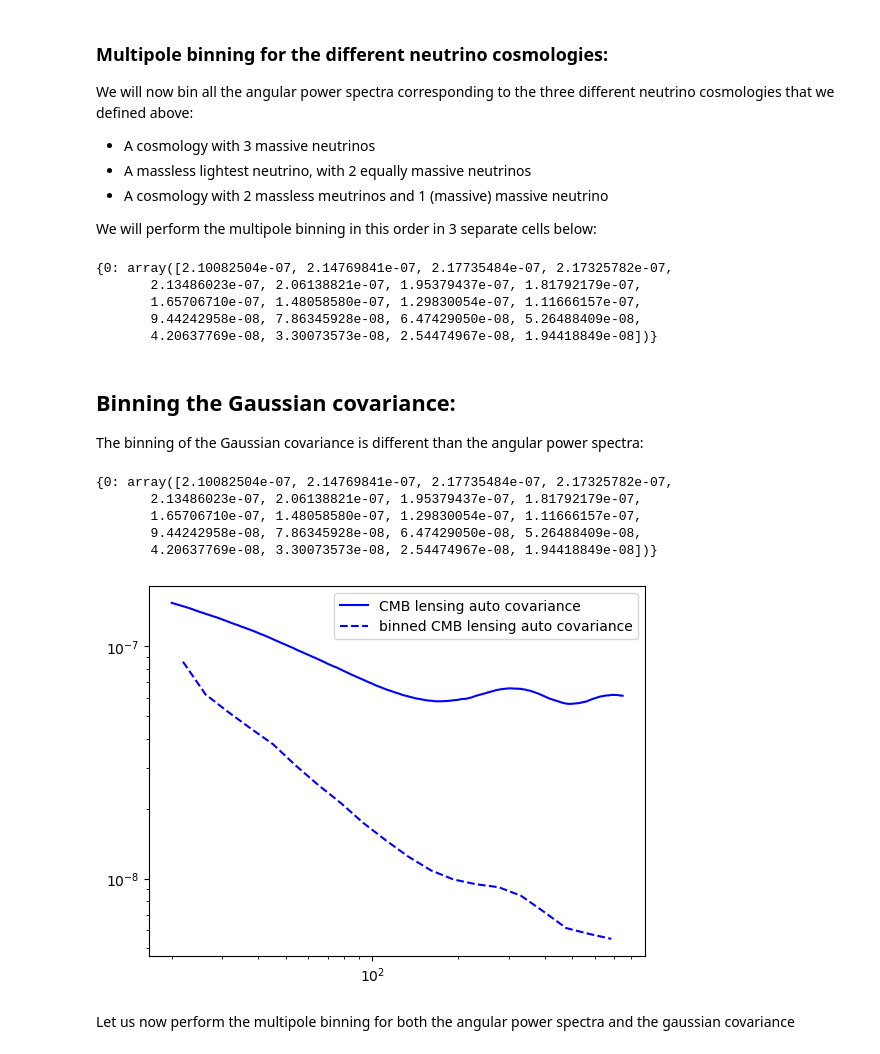
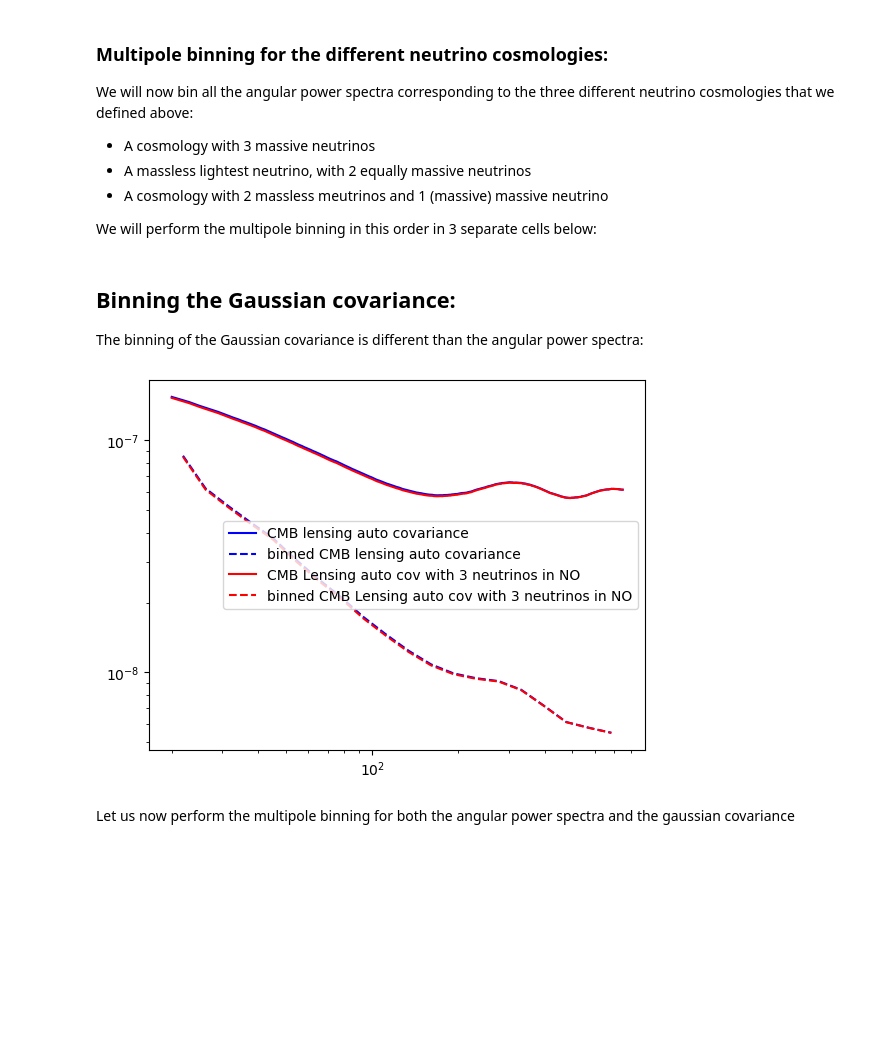
Before and after one commit to XanderHenrik/Masters-Project, a Jupyter notebook: notebooks/identifiability_test.ipynb, the cells around one changed output. Cells and saved outputs as stored; diff of their text form; code cells hidden in the pictures; blank space fills up the shorter version.

Commit message:
Improvements and corrections, extension of the NO vs [0, m, m] model test; some numbers need fixing still

```diff
--- a/notebooks/identifiability_test.ipynb
+++ b/notebooks/identifiability_test.ipynb
@@ -432,27 +447,27 @@ def calc_diag_Gaussian_cov(l, IM, JN, IN, JM, f_sky, noise_a, noise_b=None):
     # auto CMB lensing x auto CMB lensing, all Cl's defined in 1 bin of length l:
     if len(IM) == len(JN) == len(IN) == len(JM) and len(IM) == len(l):
         pref = 1 / (f_sky * (2 * l + 1))
-        ez_diag_cov = pref * (((IM + noise_a) * (JN + noise_a)) + ((IN + noise_a) * (JM + noise_a)))
+        diag_cov = pref * (((IM + noise_a) * (JN + noise_a)) + ((IN + noise_a) * (JM + noise_a)))
 
     # For covariance of auto CMB lensing with cross-correlated CMB lensing Cl, assume:
     elif len(IM) == len(JM) == len(l) and len(JN) == len(IN) < len(l): # Assuming we have less tomorgaphic bins than elements in the array of te multipoles
-        ez_diag_cov = {}
+        _diag_cov = {}
         pref = 1 / (f_sky * (2 * l + 1))
         for key in JN.keys():
-            ez_diag_cov[key] = pref * (((IM + noise_a) * JN[key]) + ((IN[key]) * (JM + noise_a)))
+            diag_cov[key] = pref * (((IM + noise_a) * JN[key]) + ((IN[key]) * (JM + noise_a)))
 
-    # Covariance of two of the same cross-correlated angular power spectra of CMB lensing with any of the other probes, NOTE: let noise_a be the CMB lensing noise, noise_bis the noise of the other probe
+    # Covariance of two of the same cross-correlated angular power spectra of CMB lensing with any of the other probes, NOTE: let noise_a be the CMB lensing noise, noise_b is the noise of the other probe
     elif len(IM) == len(l) and len(JN) == len(IN) == len(JM) < len(l):
-        ez_diag_cov = {}
+        diag_cov = {}
         pref = 1 / (f_sky * (2 * l + 1))
         for key in JN.keys():
             # for el in JN.keys():
             #     if key == el:
-            ez_diag_cov[key] = pref * (((IM + noise_a) * (JN[key] +  noise_b)) + ((IN[key]) * (JM[key])))
+            diag_cov[key] = pref * (((IM + noise_a) * (JN[key] +  noise_b)) + ((IN[key]) * (JM[key])))
                     # ez_diag_cov[key] = pref * (((IM + noise_a) * (JN[el] +  noise_b)) + ((IN[key]) * (JM[el])))
 
 
-    return ez_diag_cov
+    return diag_cov
 
 # Now we want to determine the Gaussian covariance:
 # cov_cmbl_wl = simple_Gaussian_cov(l, lcdm_cmb_wl[0], lcdm_cmb_wl[0], lcdm_auto_cmb[0], lcdm_auto_wl[0], 0.00012, noise=noise_wl)
@@ -462,5 +477,6 @@ def calc_diag_Gaussian_cov(l, IM, JN, IN, JM, f_sky, noise_a, noise_b=None):
 cov_auto_cmb = calc_diag_Gaussian_cov(l, lcdm_auto_cmb[0], lcdm_auto_cmb[0], lcdm_auto_cmb[0], lcdm_auto_cmb[0], 0.36, noise_cmb_l[l], noise_cmb_l[l])
 
 plt.loglog(l, np.sqrt(cov_auto_cmb), label='CMB lensing auto covariance', color='blue')
+plt.legend()
 plt.show()
 # %% [output]
@@ -540,3 +562,16 @@ plt.show()
+# %%
+# Since we will compare the NH with the [0, m, m] model, we must also define the covariance based on one of these models. Let us take the NH as a reference model and therefore define the covariances for the NH cosmology:
+
+# CMB related correlations
+neutrino_cov_auto_cmb = calc_diag_Gaussian_cov(l, neutrino_auto_cmb[0], neutrino_auto_cmb[0], neutrino_auto_cmb[0], neutrino_auto_cmb[0], 0.36, noise_cmb_l[l], noise_cmb_l[l])
+neutrino_cov_cmb_wl = {i: calc_diag_Gaussian_cov(l, neutrino_auto_cmb[0], neutrino_auto_wl[i, i], neutrino_cmb_wl[i], neutrino_cmb_wl[i], 0.36, noise_cmb_l[l], noise_wl) for i in range(len(phot_tomo_bins))}
+neutrino_cov_cmb_gc_sp = {i: calc_diag_Gaussian_cov(l, neutrino_auto_cmb[0], neutrino_auto_gc_sp[i], neutrino_cmb_gc_sp[i], neutrino_cmb_gc_sp[i], 0.36, noise_cmb_l[l], noise_gc) for i in range(len(spec_tomo_bins))}
+neutrino_cov_cmb_gc_ph = {i: calc_diag_Gaussian_cov(l, neutrino_auto_cmb[0], neutrino_auto_gc_ph[i, i], neutrino_cmb_gc_ph[i], neutrino_cmb_gc_ph[i], 0.36, noise_cmb_l[l], noise_wl) for i in range(len(phot_tomo_bins))}
+
+# The left over auto correlations:
+neutrino_cov_auto_gc_ph = {i: calc_diag_Gaussian_cov(l, neutrino_auto_gc_ph[i, i], neutrino_auto_gc_ph[i, i], neutrino_auto_gc_ph[i, i], neutrino_auto_gc_ph[i, i], 0.36, noise_gc) for i in range(len(phot_tomo_bins))}
+neutrino_cov_auto_gc_sp = {i: calc_diag_Gaussian_cov(l, neutrino_auto_gc_sp[i], neutrino_auto_gc_sp[i], neutrino_auto_gc_sp[i], neutrino_auto_gc_sp[i], 0.36, noise_gc) for i in range(len(spec_tomo_bins))}
+neutrino_cov_auto_wl = {i: calc_diag_Gaussian_cov(l, neutrino_auto_wl[i, i], neutrino_auto_wl[i, i], neutrino_auto_wl[i, i], neutrino_auto_wl[i, i], 0.36, noise_wl) for i in range(len(phot_tomo_bins))}
 # %% [markdown]
 # Multipoles binning:
 Now we bin both the angular power spectra and the Gaussian covariance. As briefly touched upon above, there are two reasons for doing this. The first one is more obvious than the second, namely to reduce the computational cost. The second reason is related to the observations of the LLS. In practice, the mask applied to the observations induces some weak but present correlations between all multipoles. We really observe:
@@ -698,17 +748,11 @@ binned_neutrino_cmb_wl, dof_neutrino_cmb_wl = bin_multipoles_CL(l, neutrino_cmb_
 binned_neutrino_cmb_gc_ph, dof_neutrino_cmb_gc_ph = bin_multipoles_CL(l, neutrino_cmb_gc_ph, N_l, type='log')[1:]
 binned_neutrino_cmb_gc_sp, dof_neutrino_cmb_gc_sp = bin_multipoles_CL(l, neutrino_cmb_gc_sp, N_l)[1:]
 
-binned_neutrino_auto_gc_ph, dof_neutrino_auto_gc_ph = bin_multipoles_CL(l, neutrino_auto_gc_ph, N_l, type='log')[1:]
+binned_neutrino_auto_gc_ph, dof_neutrino_auto_gc_ph = bin_multipoles_CL(l, [neutrino_auto_gc_ph[i, i] for i in range(len(phot_tomo_bins))], N_l, type='log')[1:]
 binned_neutrino_auto_gc_sp, dof_neutrino_auto_gc_sp = bin_multipoles_CL(l, neutrino_auto_gc_sp, N_l)[1:]
-binned_neutrino_auto_wl, dof_neutrino_auto_wl = bin_multipoles_CL(l, neutrino_auto_wl, N_l, type='log')[1:]
+binned_neutrino_auto_wl, dof_neutrino_auto_wl = bin_multipoles_CL(l, [neutrino_auto_wl[i, i] for i in range(len(phot_tomo_bins))], N_l, type='log')[1:]
 
-print(binned_neutrino_auto_cmb)
+# print(binned_neutrino_auto_cmb)
-# %% [output]
-{0: array([2.10082504e-07, 2.14769841e-07, 2.17735484e-07, 2.17325782e-07,
-       2.13486023e-07, 2.06138821e-07, 1.95379437e-07, 1.81792179e-07,
-       1.65706710e-07, 1.48058580e-07, 1.29830054e-07, 1.11666157e-07,
-       9.44242958e-08, 7.86345928e-08, 6.47429050e-08, 5.26488409e-08,
-       4.20637769e-08, 3.30073573e-08, 2.54474967e-08, 1.94418849e-08])}
 # %%
 # Now we look at the cosmological model in which we consider the lightest neutrino to be massless:
 binned_zero_mm_auto_cmb, dof_zero_mm_auto_cmb = bin_multipoles_CL(l, zero_mm_auto_cmb, N_l, type='log')[1:]
@@ -823,20 +867,28 @@ binned_cov_auto_gc_sp, dof_cov_auto_gc_sp = bin_cov_dict(l, cov_auto_gc_sp, N_l,
 
 # Need to figure out the use of 'counts':
 # print((binned_cov_auto_cmb), len(dof_cov_auto_gc_ph[0]), np.sum(dof_cov_auto_cmb_gc_sp[0]))
-print(binned_neutrino_auto_cmb)
+# print(binned_neutrino_auto_cmb)
-# %% [output]
-{0: array([2.10082504e-07, 2.14769841e-07, 2.17735484e-07, 2.17325782e-07,
-       2.13486023e-07, 2.06138821e-07, 1.95379437e-07, 1.81792179e-07,
-       1.65706710e-07, 1.48058580e-07, 1.29830054e-07, 1.11666157e-07,
-       9.44242958e-08, 7.86345928e-08, 6.47429050e-08, 5.26488409e-08,
-       4.20637769e-08, 3.30073573e-08, 2.54474967e-08, 1.94418849e-08])}
+# %%
+# Now we bin the covariances of the neutrino cosmology where we consider 3 massive neutrinos in the NO with a total mawss of 0.12 eV
+binned_neutrino_cov_auto_cmb, log_bins, dof_neutrino_cov_auto_cmb = bin_cov_dict(l, {0: neutrino_cov_auto_cmb}, N_l, type='log')
+binned_neutrino_cov_auto_cmb_wl, dof_neutrino_cov_auto_cmb_wl = bin_cov_dict(l, neutrino_cov_cmb_wl, N_l, type='log')[::2]
+binned_neutrino_cov_auto_cmb_gc_ph, dof_neutrino_cov_auto_cmb_gc_ph = bin_cov_dict(l, neutrino_cov_cmb_gc_ph, N_l, type='log')[::2]
+binned_neutrino_cov_auto_cmb_gc_sp, lin_bins, dof_neutrino_cov_auto_cmb_gc_sp = bin_cov_dict(l, neutrino_cov_cmb_gc_sp, N_l, type='linear')
+
+binned_neutrino_cov_auto_wl, dof_neutrino_cov_auto_wl = bin_cov_dict(l, neutrino_cov_auto_wl, N_l, type='log')[::2]
+binned_neutrino_cov_auto_gc_ph, dof_neutrino_cov_auto_gc_ph = bin_cov_dict(l, neutrino_cov_auto_gc_ph, N_l, type='log')[::2]
+binned_neutrino_cov_auto_gc_sp, dof_neutrino_cov_auto_gc_sp = bin_cov_dict(l, neutrino_cov_auto_gc_sp, N_l, type='linear')[::2]
 # %%
 plt.loglog(l, np.sqrt(cov_auto_cmb), label='CMB lensing auto covariance', color='blue')
 plt.loglog(log_bins, np.sqrt(binned_cov_auto_cmb[0]), label='binned CMB lensing auto covariance', color='blue', linestyle='--')
+
+plt.loglog(l, np.sqrt(neutrino_cov_auto_cmb), label='CMB Lensing auto cov with 3 neutrinos in NO', color='red')
+plt.loglog(log_bins, np.sqrt(binned_neutrino_cov_auto_cmb[0]), label='binned CMB Lensing auto cov with 3 neutrinos in NO', color='red', linestyle='--')
+
 plt.legend()
 plt.show()
 # %% [output]
-[figure, old version]
+[figure, new version]
 # %% [markdown]
 Let us now perform the multipole binning for both the angular power spectra and the gaussian covariance
 # %% [markdown]
```
Also changed, not shown: parts of 30 cells of this notebook.
